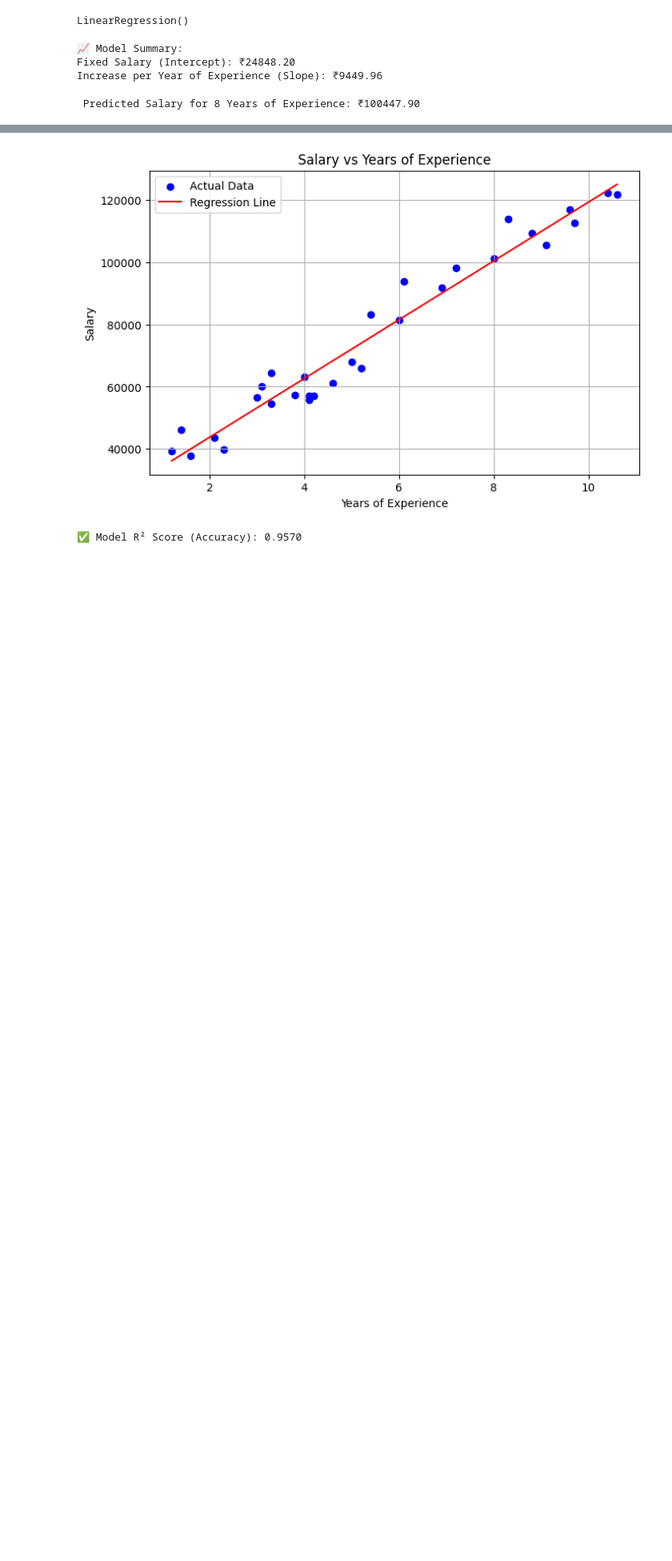
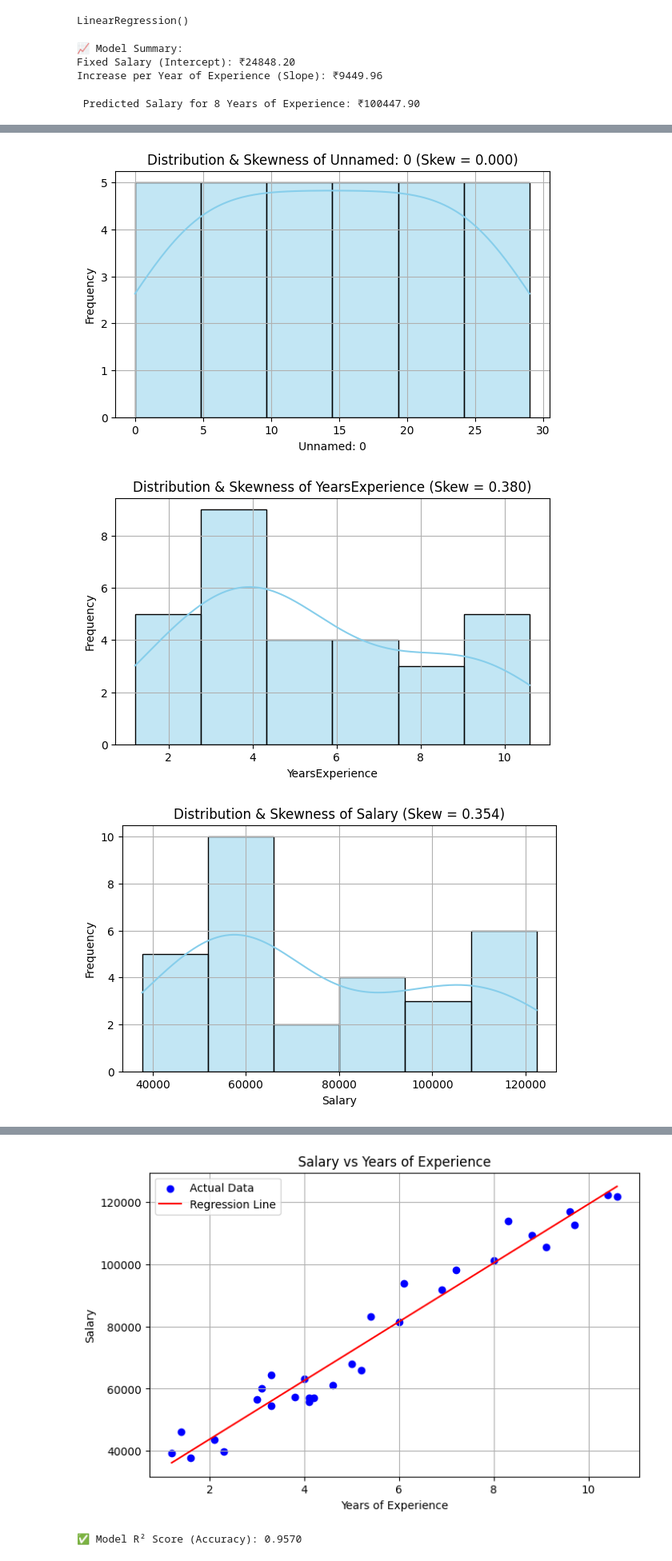
Before and after one commit to Vinotha2005/LINEAR-REGRESSION-TASK, a Jupyter notebook: task.ipynb, the cells around one changed output, grey strips where cells are left out. Shown at 80% size. Drawn from its saved outputs; the diff is of its cells as text; code cells hidden in the pictures; blank space fills up the shorter version.

```diff
--- a/task.ipynb
+++ b/task.ipynb
@@ -39,0 +120,13 @@ print(f"\n Predicted Salary for 8 Years of Experience: ₹{predicted_salary[0]:.
+# %%
+for column in df.select_dtypes(include=[np.number]).columns:
+    plt.figure(figsize=(7,4))
+    sns.histplot(df[column], kde=True, color='skyblue')
+    plt.title(f"Distribution & Skewness of {column} (Skew = {df[column].skew():.3f})")
+    plt.xlabel(column)
+    plt.ylabel("Frequency")
+    plt.grid(True)
+    plt.show()
+# %% [output]
+[figure, added]
+[figure, added]
+[figure, added]
```
Also changed, not shown: parts of 7 cells of this notebook, 1 other file.
